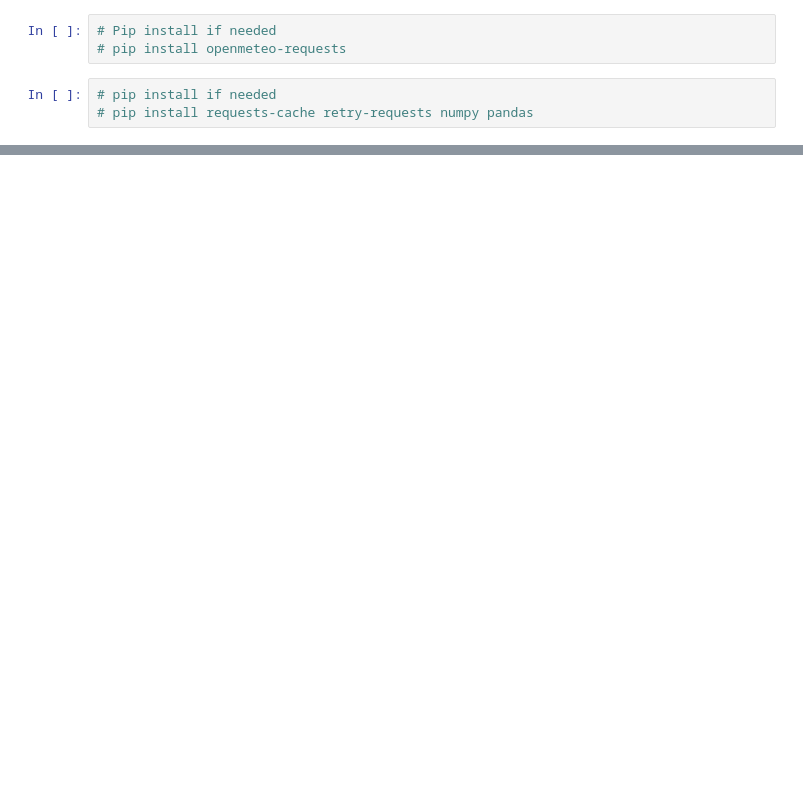
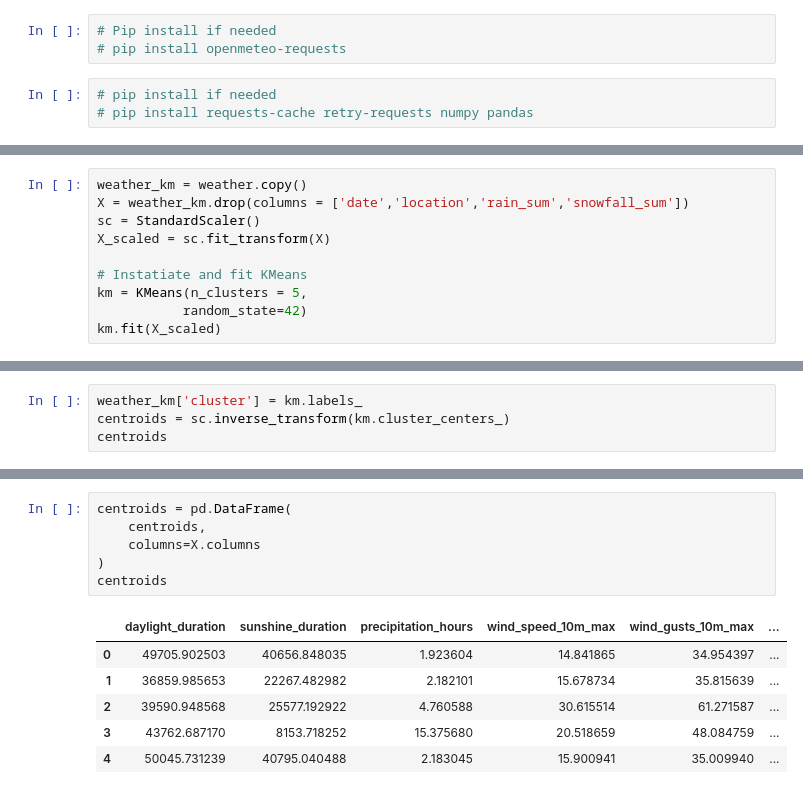
Before and after one commit to DamarTheMunginizer/New-York-State-Energy-Consumption, a Jupyter notebook: Project-5.ipynb, the cells around one changed output, grey strips where cells are left out. Drawn from its saved outputs; the diff is of its cells as text; blank space fills up the shorter version.

```diff
--- a/Project-5.ipynb
+++ b/Project-5.ipynb
@@ -234,0 +91,10 @@ weather.isnull().sum()
+# %%
+weather_km = weather.copy()
+X = weather_km.drop(columns = ['date','location','rain_sum','snowfall_sum'])
+sc = StandardScaler()
+X_scaled = sc.fit_transform(X)
+
+# Instatiate and fit KMeans
+km = KMeans(n_clusters = 5,
+           random_state=42)
+km.fit(X_scaled)
@@ -234,0 +103,4 @@ weather.isnull().sum()
+# %%
+weather_km['cluster'] = km.labels_
+centroids = sc.inverse_transform(km.cluster_centers_)
+centroids
@@ -234,0 +123,13 @@ weather.isnull().sum()
+# %%
+centroids = pd.DataFrame(
+    centroids,
+    columns=X.columns
+)
+centroids
+# %% [output]
+|  | daylight_duration | sunshine_duration | precipitation_hours | wind_speed_10m_max | wind_gusts_10m_max | ... |
+| 0 | 49705.902503 | 40656.848035 | 1.923604 | 14.841865 | 34.954397 | ... |
+| 1 | 36859.985653 | 22267.482982 | 2.182101 | 15.678734 | 35.815639 | ... |
+| 2 | 39590.948568 | 25577.192922 | 4.760588 | 30.615514 | 61.271587 | ... |
+| 3 | 43762.687170 | 8153.718252 | 15.375680 | 20.518659 | 48.084759 | ... |
+| 4 | 50045.731239 | 40795.040488 | 2.183045 | 15.900941 | 35.009940 | ... |
```
Also changed, not shown: parts of 15 cells of this notebook, 1 other file.
